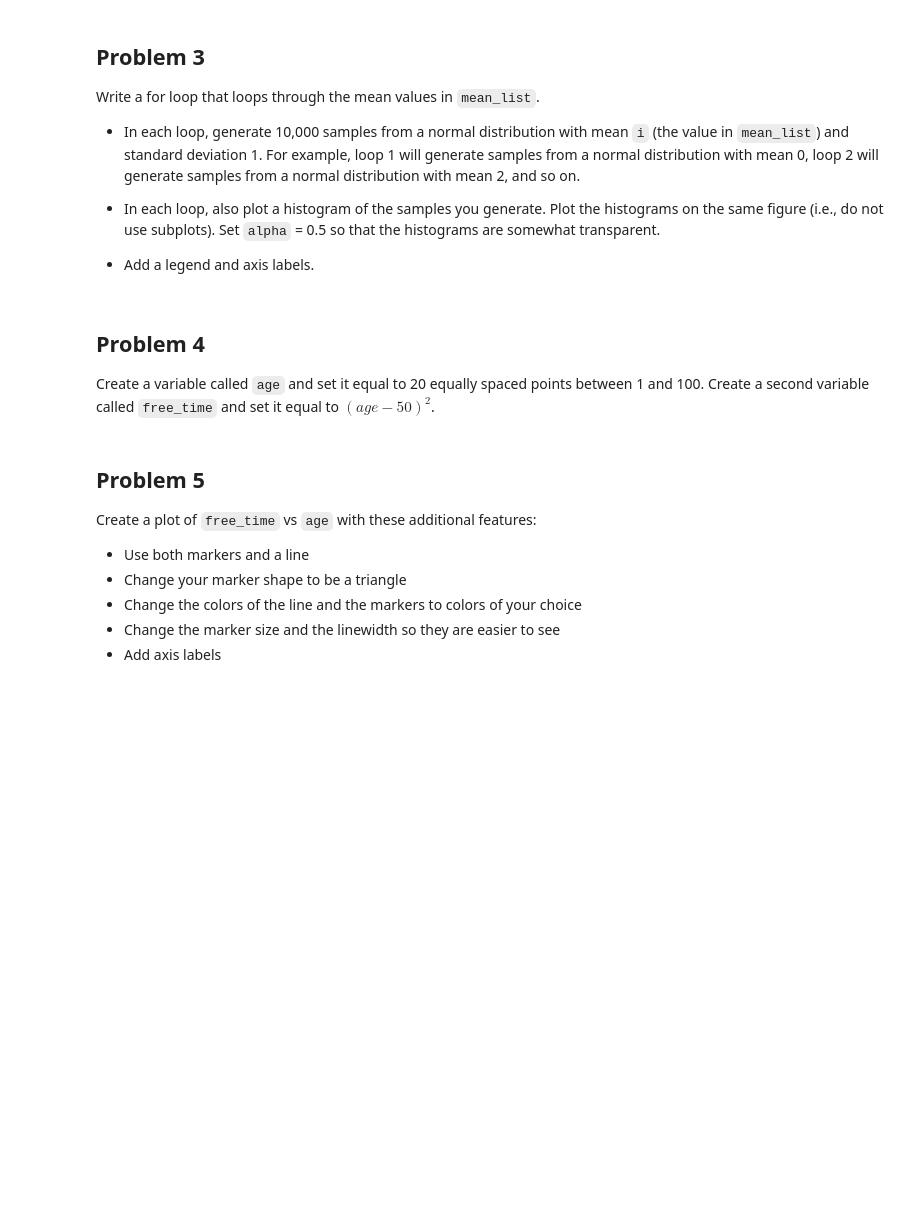
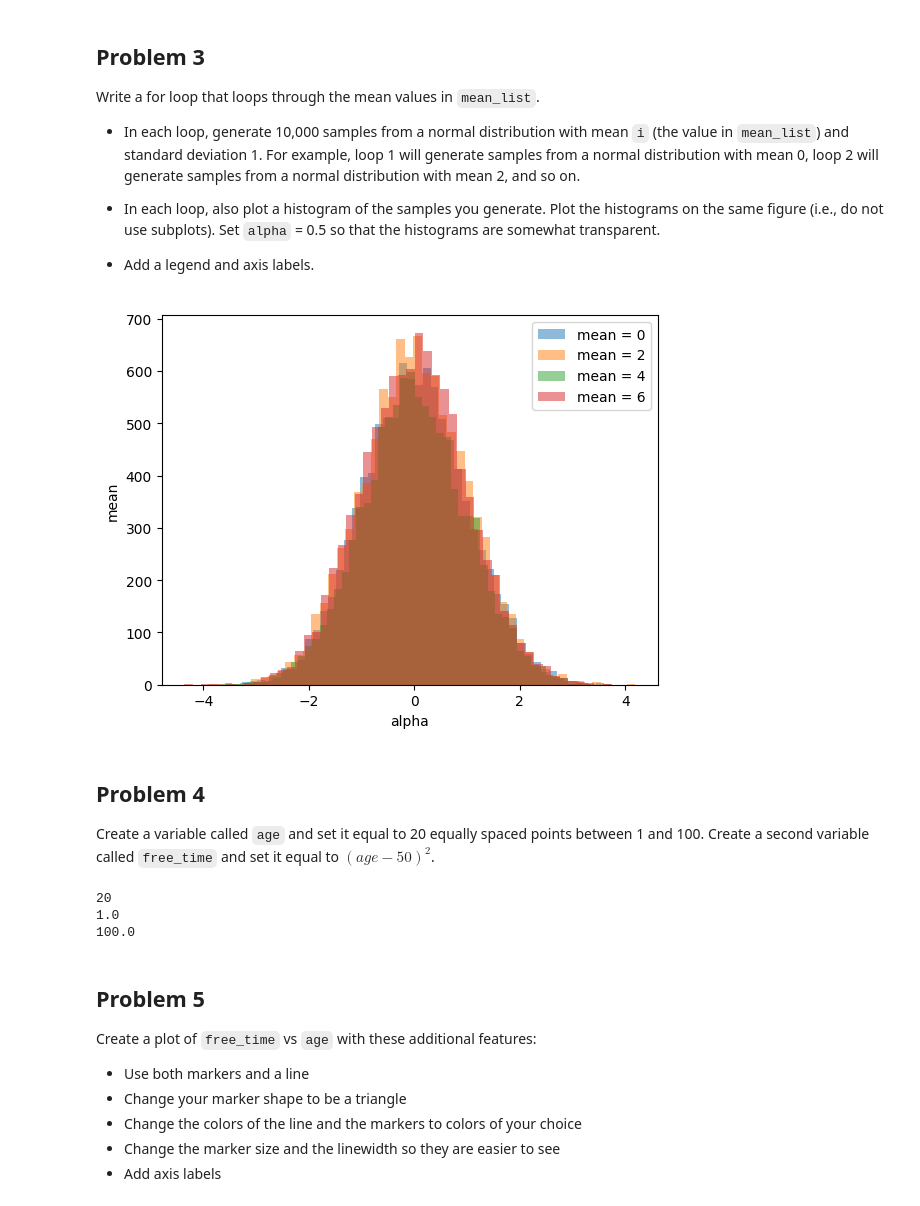
Before and after one commit to cyeef/Data-Science-Portfolio-C21-, a Jupyter notebook: Exercises/advanced/101-Numpy.and.Plotting.Exercise.ipynb, the cells around one changed output. Drawn from its saved outputs; the diff is of its cells as text; code cells hidden in the pictures; blank space fills up the shorter version.

```diff
--- a/Exercises/advanced/101-Numpy.and.Plotting.Exercise.ipynb
+++ b/Exercises/advanced/101-Numpy.and.Plotting.Exercise.ipynb
@@ -4,3 +4,9 @@
 ## Problem 1
 
 Generate 10,000 samples from a normal distribution with mean 0 and standard deviation 1.
+# %%
+import numpy as np
+samples = np.random.normal(loc=0, scale=1, size=10_000)
+print(f"n:    {len(samples)}")
+print(f"mean: {samples.mean():.4f}")   # should be close to 0
+print(f"std:  {samples.std():.4f}")    # should be close to 1
@@ -17,11 +32,35 @@ Write a for loop that loops through the mean values in `mean_list`.
 
 *   In each loop, also plot a histogram of the samples you generate. Plot the histograms on the same figure (i.e., do not use subplots). Set `alpha` = 0.5 so that the histograms are somewhat transparent.
 *   Add a legend and axis labels.
+# %%
+import matplotlib.pyplot as plt
+
+mean_list = [0,2,4,6]
+for i in mean_list:
+    samples = np.random.normal(loc=0, scale=1, size=10_000)
+    plt.hist(samples, bins=50, alpha=0.5, label=f'mean = {i}')
+
+plt.xlabel('alpha')
+plt.ylabel('mean')
+plt.legend()
+plt.show()
+# %% [output]
+[figure, added]
 # %% [markdown]
 
 ## Problem 4
 
 Create a variable called `age` and set it equal to 20 equally spaced points between 1 and 100. Create a second variable called `free_time` and set it equal to $(age-50)^2$.
+# %%
+age = np.linspace(1, 100, 20)
+free_time = (age - 50)**2
+print(len(age))
+print(age[0])
+print(age[-1])
+# %% [output]
+20
+1.0
+100.0
 # %% [markdown]
 ## Problem 5
 
```
Also changed, not shown: parts of 5 cells of this notebook.
